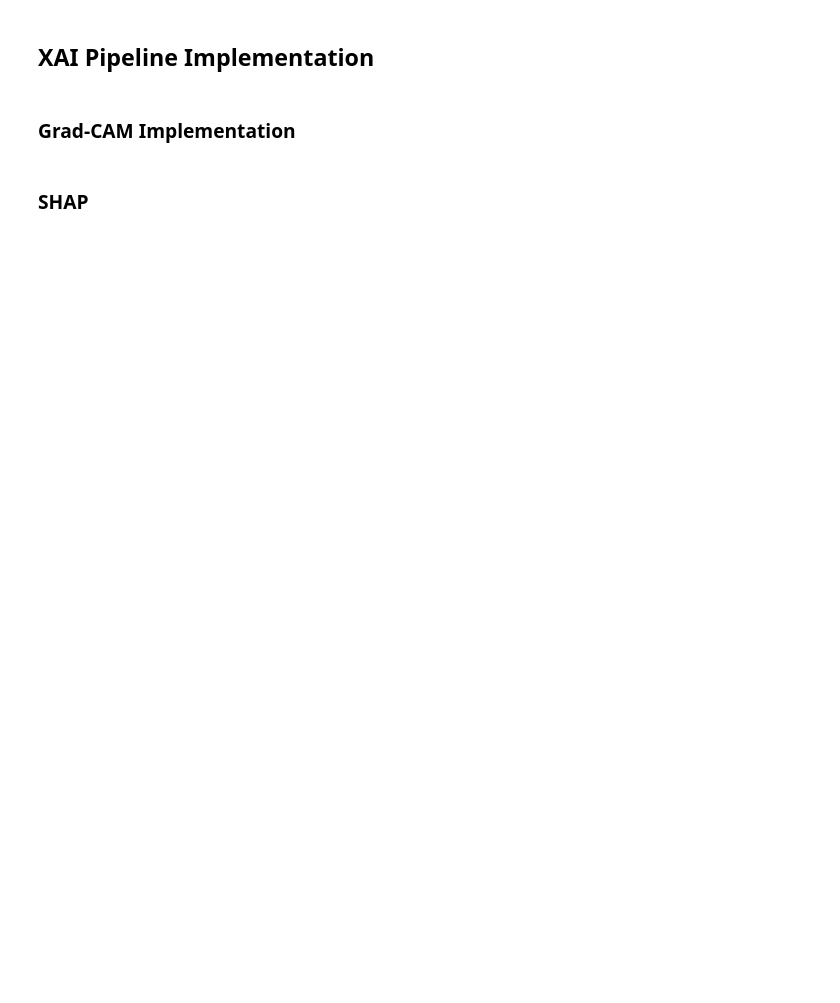
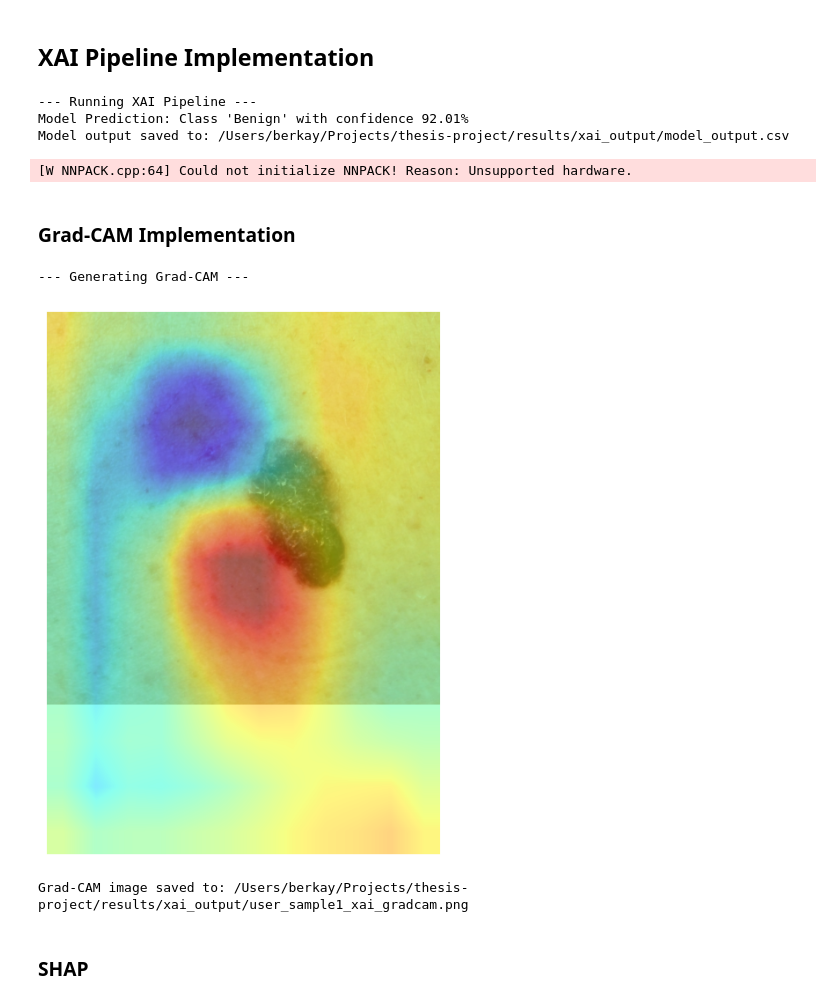
Before and after one commit to msc-ai-lab/thesis-project, a Jupyter notebook: notebooks/04_xai_pipeline.ipynb, the cells around one changed output. Drawn from its saved outputs; the diff is of its cells as text; code cells hidden in the pictures; blank space fills up the shorter version.

Commit message:
feat(TP-42): align xai pipeline with cnn pipeline

```diff
--- a/notebooks/04_xai_pipeline.ipynb
+++ b/notebooks/04_xai_pipeline.ipynb
@@ -81,48 +85,65 @@ except FileNotFoundError:
 ## XAI Pipeline Implementation
 # %%
 # --- 5. XAI Pipeline Implementation ---
-
 print("\n--- Running XAI Pipeline ---")
 
 # Get model prediction
-logits = model(input_tensor).logits
-output_softmax = F.softmax(logits, dim=1)
-prediction_score, pred_label_idx = torch.topk(output_softmax, 1)
+outputs, _ = model(input_tensor)
+prediction_score, pred_label_idx = torch.topk(outputs, 1)
 predicted_class_index = pred_label_idx.squeeze().item()
 class_names = ['Benign', 'Malignant']
 print(f"Model Prediction: Class '{class_names[predicted_class_index]}' with confidence {prediction_score.item():.2%}")
+
+# Create and save the model output DataFrame
+benign_prob = outputs[0][0].item()
+malignant_prob = outputs[0][1].item()
+
+# Create a list of dictionaries for the two rows
+output_data = [
+    {'class': 'Benign', 'confidence': benign_prob},
+    {'class': 'Malignant', 'confidence': malignant_prob}
+]
+output_df = pd.DataFrame(output_data)
+
+# Save the file
+model_output_path = os.path.join(OUTPUT_DIR, 'model_output.csv')
+output_df.to_csv(model_output_path, index=False)
+print(f"Model output saved to: {model_output_path}")
+
+# Wrapper function for Captum
+def model_forward_wrapper(input_tensor):
+    """Wrapper to return only the logits tensor from the model's output."""
+    return model(input_tensor)[0] # Return only the first element (the predictions)
+# %% [output]
+--- Running XAI Pipeline ---
+Model Prediction: Class 'Benign' with confidence 92.01%
+Model output saved to: /Users/berkay/Projects/thesis-project/results/xai_output/model_output.csv
+[W NNPACK.cpp:64] Could not initialize NNPACK! Reason: Unsupported hardware.
 # %% [markdown]
 ### Grad-CAM Implementation
 # %%
 # --- 5a. Grad-CAM Implementation ---
 print("\n--- Generating Grad-CAM ---")
-
-# We target the initial convolutional layer that processes the image patches.
-# This layer is compatible with the standard Grad-CAM algorithm.
-grad_cam_layer = model.vit_model.vit.embeddings.patch_embeddings.projection
-
-def model_forward_wrapper(input_tensor):
-    """Wrapper to return only the logits tensor from the model's output."""
-    return model(input_tensor).logits
-
-layer_gc = LayerGradCam(model_forward_wrapper, grad_cam_layer)
+# Target layer for ResNet model from scd/model.py
+grad_cam_layer = model.features[-1]
+layer_gc = LayerGradCam(model_forward_wrapper, grad_cam_layer) # Use the wrapper
 attribution_gc = layer_gc.attribute(input_tensor, target=predicted_class_index)
 
-# The output from the convolutional layer is already a 2D feature map,
-# so we can resize it directly without token reshaping.
 heatmap = F.interpolate(attribution_gc, size=input_image.size, mode='bilinear', align_corners=False)
 heatmap = heatmap.squeeze().cpu().detach().numpy()
 
-# Plotting and saving the Grad-CAM image
 fig, ax = plt.subplots(figsize=(8, 8))
 ax.imshow(input_image)
 ax.imshow(heatmap, cmap='jet', alpha=0.5)
 ax.axis('off')
-
 grad_cam_output_path = os.path.join(OUTPUT_DIR, 'user_sample1_xai_gradcam.png')
 plt.savefig(grad_cam_output_path, bbox_inches='tight', pad_inches=0)
 plt.show()
 print(f"Grad-CAM image saved to: {grad_cam_output_path}")
+# %% [output]
+--- Generating Grad-CAM ---
+[figure, added]
+Grad-CAM image saved to: /Users/berkay/Projects/thesis-project/results/xai_output/user_sample1_xai_gradcam.png
 # %% [markdown]
 ### SHAP
 # %%
```
Also changed, not shown: parts of 6 cells of this notebook, 4 other files.
